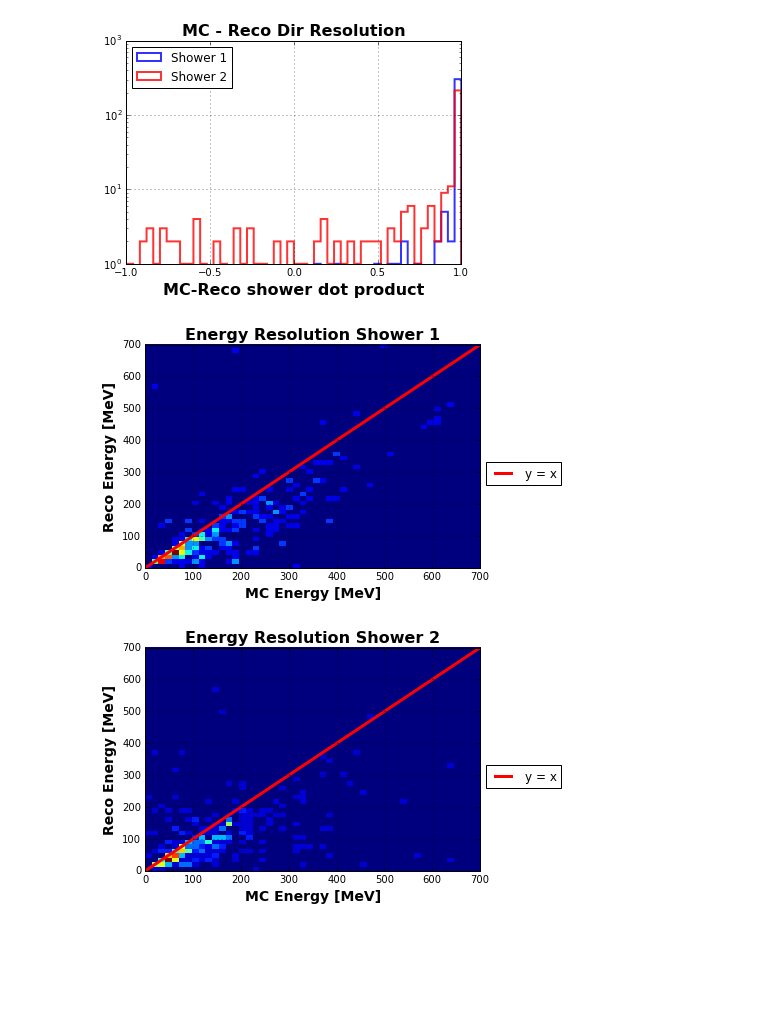
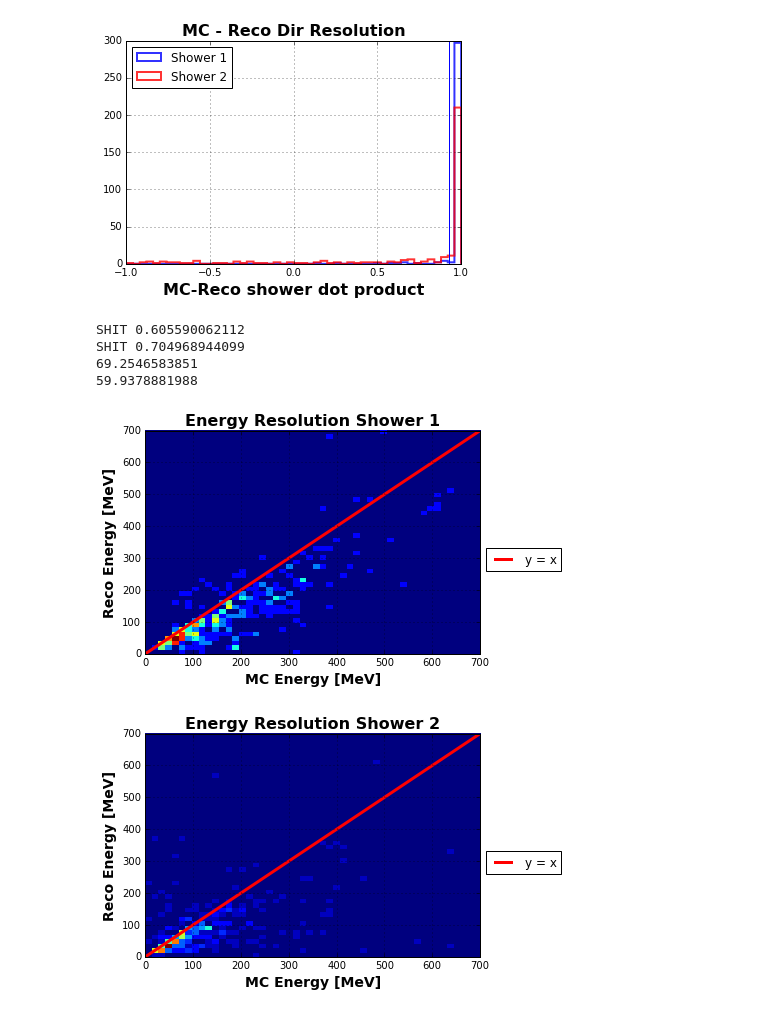
Before and after one commit to ahack379/ShowerTest, a Jupyter notebook: Signal_Quality/mac/QualityPlots.ipynb, the cells around one changed output. Cells and saved outputs as stored; diff of their text form; code cells hidden in the pictures; blank space fills up the shorter version.

```diff
--- a/Signal_Quality/mac/QualityPlots.ipynb
+++ b/Signal_Quality/mac/QualityPlots.ipynb
@@ -24,5 +24,8 @@ df['shr2_diff_y'] = df['mc_shr2_st_y'] - df['reco_shr2_st_y']
 df['shr2_diff_z'] = df['mc_shr2_st_z'] - df['reco_shr2_st_z']
 df['shr2_diff_e'] = df['mc_shr2_e'] - df['reco_shr2_e']
 
+df['eres1'] = df['shr1_diff_e'] / df['mc_shr1_e']
+df['eres2'] = df['shr2_diff_e'] / df['mc_shr2_e']
+
 df.head()
 # %% [output]
@@ -160,18 +181,36 @@ plt.savefig('Plots/ShowerStartResZ.png')
 # %%
 
 plt.figure()
 _,_,_ = plt.hist(df.shr1_dot,bins=nbins,color='b',histtype='step',label='Shower 1',lw=2,alpha=0.8,range=(-1,1))
 _,_,_ = plt.hist(df.shr2_dot,bins=nbins,color='r',histtype='step',label='Shower 2',lw=2,alpha=0.8,range=(-1,1))
 plt.grid(True)
 plt.title('MC - Reco Dir Resolution',fontsize=16,weight='bold')
 plt.xlabel('MC-Reco shower dot product',fontsize=16,weight='bold')
 plt.legend(loc=2)
-plt.yscale('log')
+#plt.yscale('log')
+plt.axvline(0.93)
 plt.savefig('Plots/ShowerDot.png')
 
 #plt.ylim(0.01,1000)
 # %% [output]
-[figure, old version]
+[figure, new version]
+# %%
+a = df.query('shr2_st_diff < 8 and shr1_st_diff < 8')
+print "SHIT" ,float(a.shape[0])/322
+
+a = df.query('shr1_dot > .9 and shr2_dot > .9')
+print "SHIT" ,float(a.shape[0])/322
+
+a = df.query('shr1_dot > .9 and shr2_dot > .9 and vtx_diff < 6')
+print float(a.shape[0])/322 * 100
+
+a = df.query('shr2_st_diff < 8 and shr1_st_diff < 8 and vtx_diff < 6')
+print float(a.shape[0])/322 * 100
+# %% [output]
+SHIT 0.605590062112
+SHIT 0.704968944099
+69.2546583851
+59.9378881988
 # %%
 nbins = 50
 x = np.linspace(0,700,50)
@@ -195,8 +234,8 @@ plt.ylabel('Reco Energy [MeV]',fontsize=14,weight='bold')
 plt.legend(loc='upper left',bbox_to_anchor=(1.0,0.5))
 plt.savefig('Plots/EnergyResShower2.png')
 # %% [output]
-[figure, old version]
+[figure, new version]
-[figure, old version]
+[figure, new version]
 # %%
 #ZOOM IN
 nbins = 50
```
Also changed, not shown: parts of 12 cells of this notebook, 24 other files.
